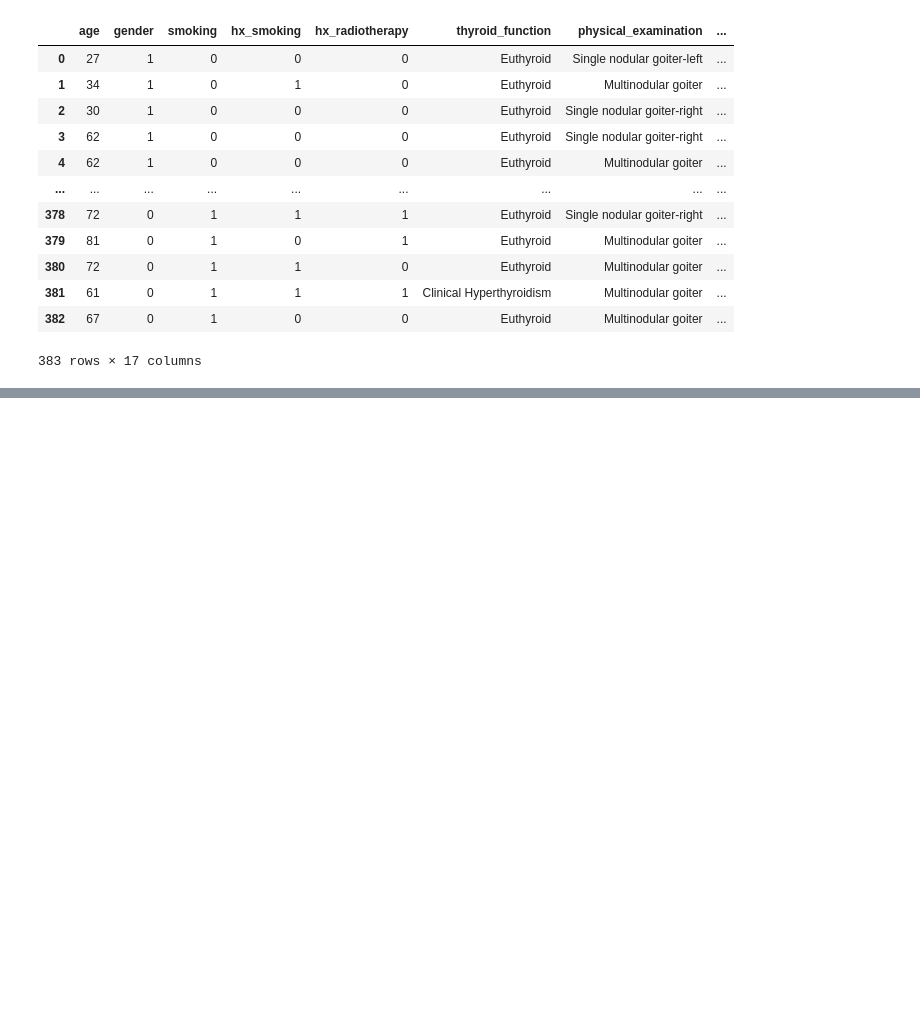
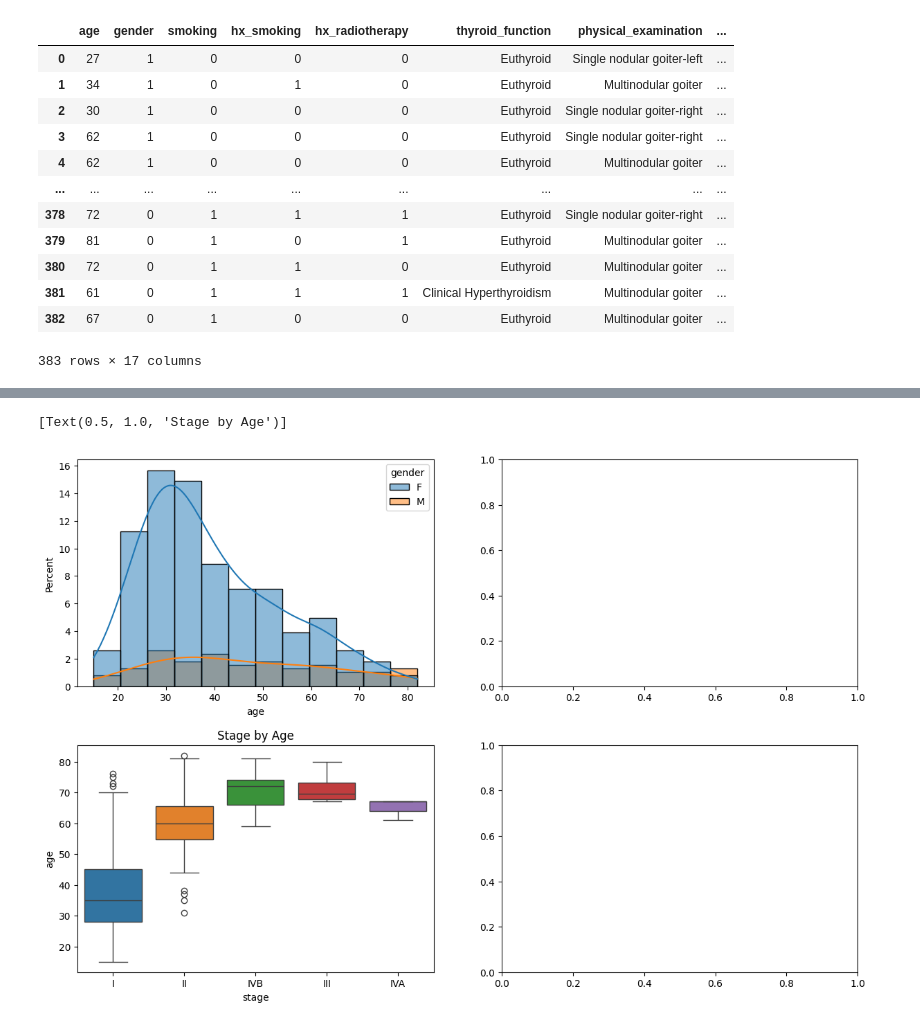
Before and after one commit to cole-khamnei/EECS6690E_final_project, a Jupyter notebook: notebooks/thryoid_cancer_EDA.ipynb, the cells around one changed output, grey strips where cells are left out. Saved outputs shown, nothing was run; the diff lists cells and outputs as text; code cells hidden in the pictures; blank space fills up the shorter version.

Commit message:
rte: figure

```diff
--- a/notebooks/thryoid_cancer_EDA.ipynb
+++ b/notebooks/thryoid_cancer_EDA.ipynb
@@ -95,0 +102,9 @@ thryoid_df
+# %%
+fig, axes = plt.subplots(2, 2, figsize=(12, 8))
+fig.tight_layout(h_pad=4, w_pad=4)
+sns.histplot(data=raw_thyroid_df, x="age", hue="gender", kde=True, stat="percent", ax=axes[0, 0])
+sns.boxplot(data=raw_thyroid_df, x="stage", y="age", hue="stage", ax=axes[1, 0])
+axes[1, 0].set(title="Stage by Age")
+# %% [output]
+[Text(0.5, 1.0, 'Stage by Age')]
+[figure, added]
```
Also changed, not shown: parts of 1 cell of this notebook.
